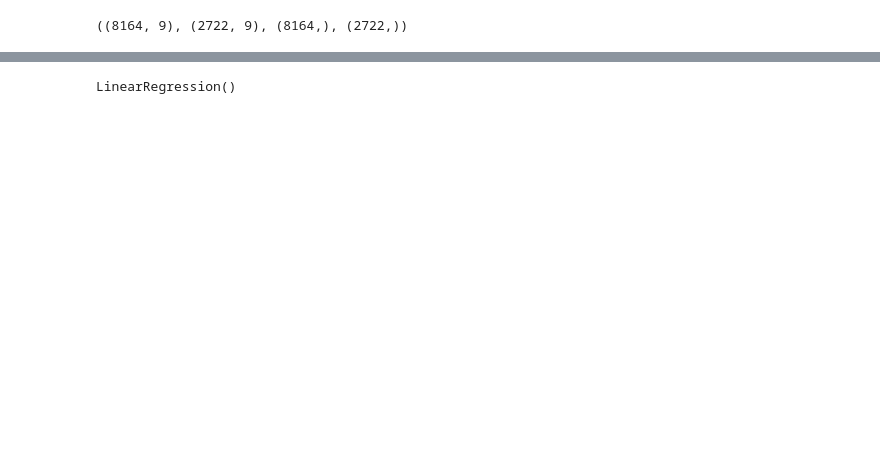
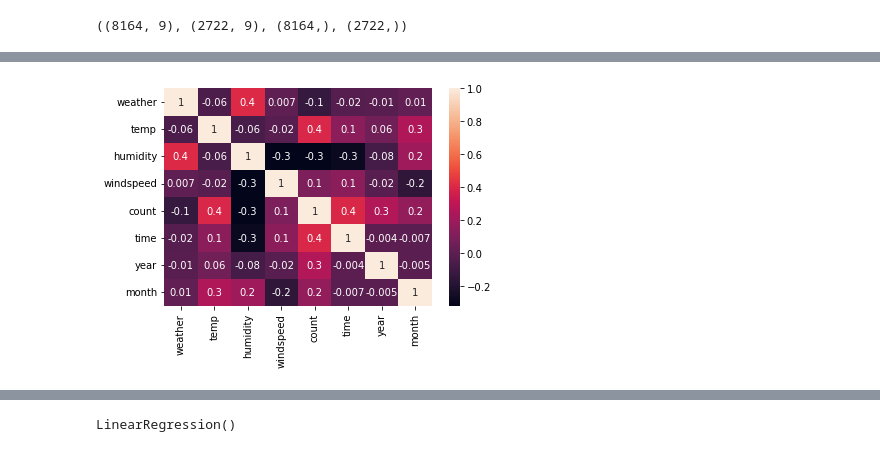
Before and after one commit to Kenoai/Spiced-Academy-Bootcamp, a Jupyter notebook: week_3/Project_3/Project_3.ipynb, the cells around one changed output, grey strips where cells are left out. Cells and saved outputs as stored; diff of their text form; code cells hidden in the pictures; blank space fills up the shorter version.

```diff
--- a/week_3/Project_3/Project_3.ipynb
+++ b/week_3/Project_3/Project_3.ipynb
@@ -132,6 +166,8 @@ plt.title('Number of bikes rented by week day');
 df = pd.read_csv('train.csv')
 #df['datetime'] = pd.to_datetime(df['datetime'])
 #df.set_index(df['datetime'], inplace=True)
+# %%
+df1 = df
 # %%
 df_test = pd.read_csv('test.csv')
 df_test = df_test.set_index('datetime')
@@ -188,0 +225,7 @@ X_train.head()
+# %%
+df1_corr = df1.drop(columns=["casual","registered"])
+corrMatrix = df1_corr.corr()
+sns.heatmap(corrMatrix, annot=True, fmt='.0g')
+plt.show()
+# %% [output]
+[figure, added]
```
Also changed, not shown: parts of 33 cells of this notebook, 2 other files.
